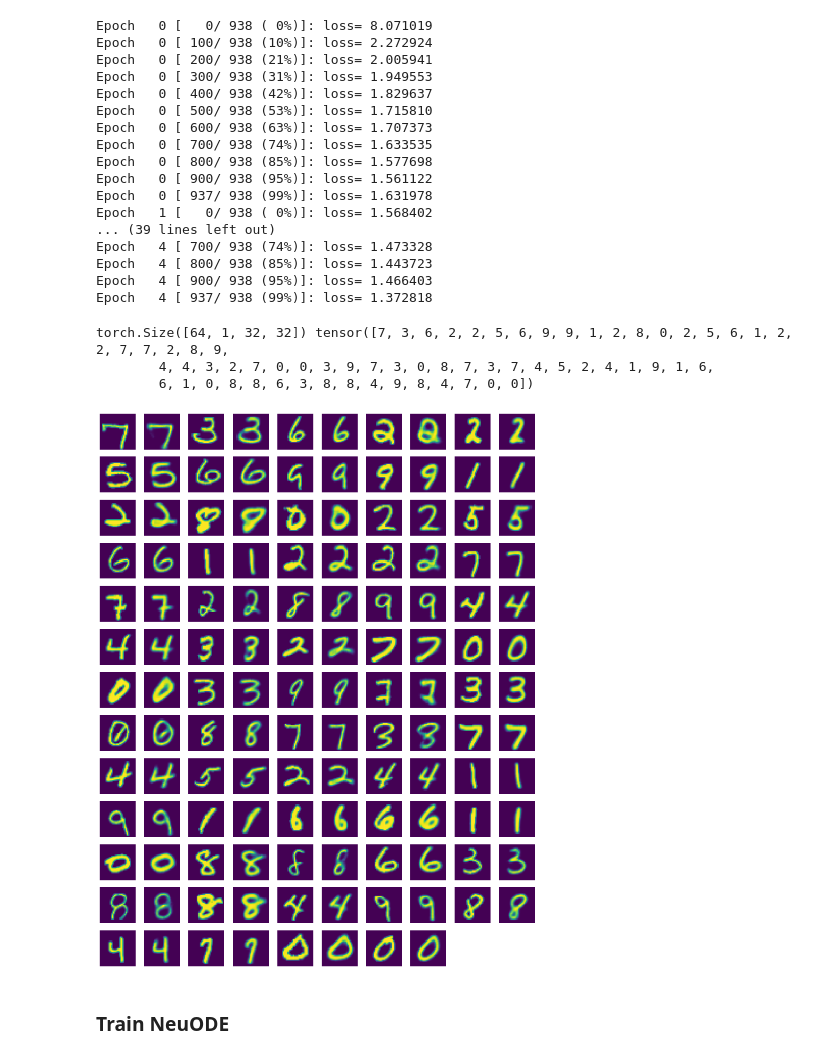
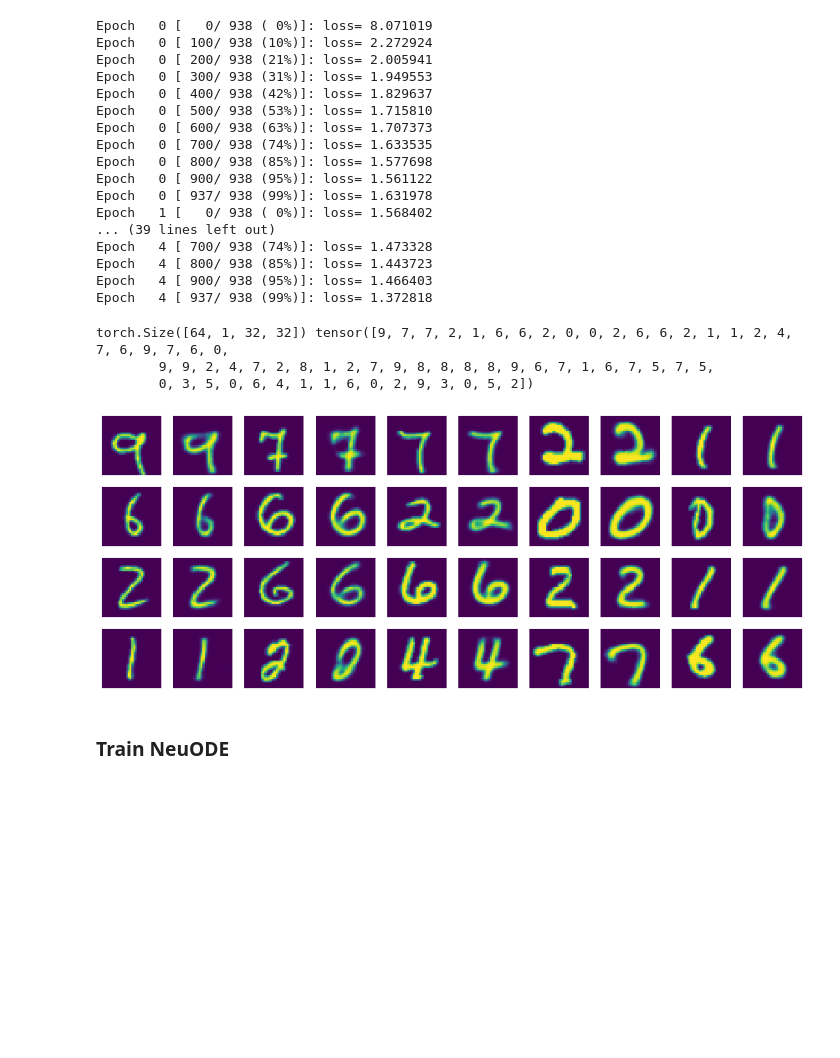
Before and after one commit to mIXs222/neuode, a Jupyter notebook: scripts/MNIST_neuode.ipynb, the cells around one changed output. Saved outputs shown, nothing was run; the diff lists cells and outputs as text; code cells hidden in the pictures; blank space fills up the shorter version.

```diff
--- a/scripts/MNIST_neuode.ipynb
+++ b/scripts/MNIST_neuode.ipynb
@@ -263,33 +255,6 @@ Epoch   4 [ 700/ 938 (74%)]: loss= 1.473328
 Epoch   4 [ 800/ 938 (85%)]: loss= 1.443723
 Epoch   4 [ 900/ 938 (95%)]: loss= 1.466403
 Epoch   4 [ 937/ 938 (99%)]: loss= 1.372818
-# %%
-def check_vae(vae):
-    with torch.no_grad():
-        img, label = next(iter(mnist_loader))
-        print(img.shape, label)
-        rcnst = vae(img).detach().numpy()
-
-    NX = 64  # <= 64
-    NC, SZ = 5, 1.5
-    NR = (NX - 1) // NC + 1
-    fig, axes = plt.subplots(nrows=NR, ncols=2*NC, figsize=(2*NC*SZ, NR*SZ))
-    axes = axes.flatten()
-    axes0 = axes[::2]
-    axes1 = axes[1::2]
-    for i, ax0, ax1 in zip(range(NX), axes0, axes1):
-        ax0.imshow(img[i, 0, ...])
-        ax1.imshow(rcnst[i, 0, ...])
-    for ax in axes:
-        ax.axis('off')
-    plt.show()
-
-check_vae(vae_64)
-# %% [output]
-torch.Size([64, 1, 32, 32]) tensor([7, 3, 6, 2, 2, 5, 6, 9, 9, 1, 2, 8, 0, 2, 5, 6, 1, 2, 2, 7, 7, 2, 8, 9,
-        4, 4, 3, 2, 7, 0, 0, 3, 9, 7, 3, 0, 8, 7, 3, 7, 4, 5, 2, 4, 1, 9, 1, 6,
-        6, 1, 0, 8, 8, 6, 3, 8, 8, 4, 9, 8, 4, 7, 0, 0])
-[figure, removed]
 # %%
 IS_SAVE = False
 p = os.path.join(MODEL_DIR, 'mnist_vae_64.pth')
@@ -298,3 +263,30 @@ if IS_SAVE:
     model_vae.save_vae(vae_64, p)
 else:
     vae_64 = model_vae.build_vae(model_vae.build_spec_from_loader(mnist_loader, 64), p)
+# %%
+def check_vae(vae):
+    with torch.no_grad():
+        img, label = next(iter(mnist_loader))
+        print(img.shape, label)
+        rcnst = vae(img).detach().numpy()
+
+    NX = 20  # <= 64
+    NC, SZ = 5, 1.5
+    NR = (NX - 1) // NC + 1
+    fig, axes = plt.subplots(nrows=NR, ncols=2*NC, figsize=(2*NC*SZ, NR*SZ))
+    axes = axes.flatten()
+    axes0 = axes[::2]
+    axes1 = axes[1::2]
+    for i, ax0, ax1 in zip(range(NX), axes0, axes1):
+        ax0.imshow(img[i, 0, ...])
+        ax1.imshow(rcnst[i, 0, ...])
+    for ax in axes:
+        ax.axis('off')
+    plt.show()
+
+check_vae(vae_64)
+# %% [output]
+torch.Size([64, 1, 32, 32]) tensor([9, 7, 7, 2, 1, 6, 6, 2, 0, 0, 2, 6, 6, 2, 1, 1, 2, 4, 7, 6, 9, 7, 6, 0,
+        9, 9, 2, 4, 7, 2, 8, 1, 2, 7, 9, 8, 8, 8, 8, 9, 6, 7, 1, 6, 7, 5, 7, 5,
+        0, 3, 5, 0, 6, 4, 1, 1, 6, 0, 2, 9, 3, 0, 5, 2])
+[figure, added]
```
Also changed, not shown: parts of 19 cells of this notebook, 10 other files.
